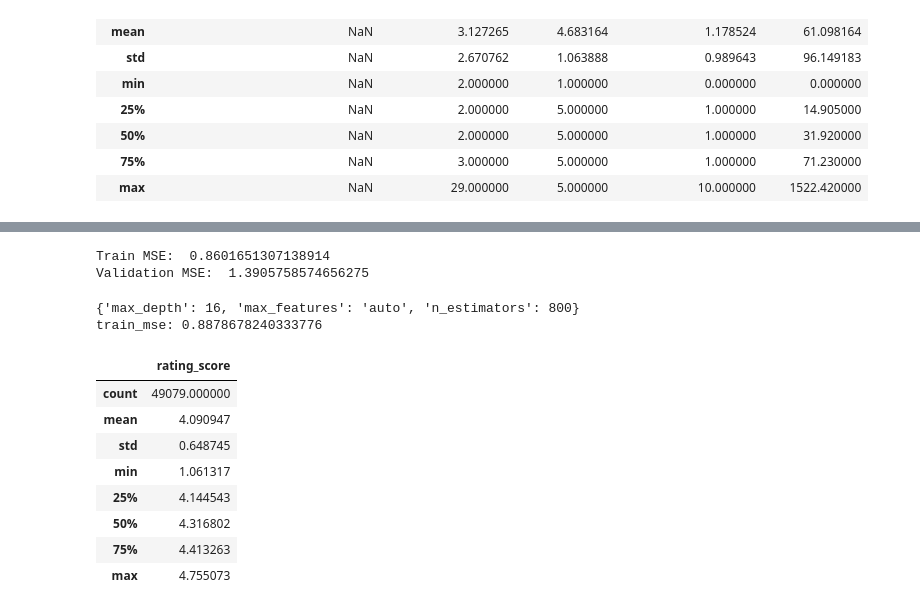
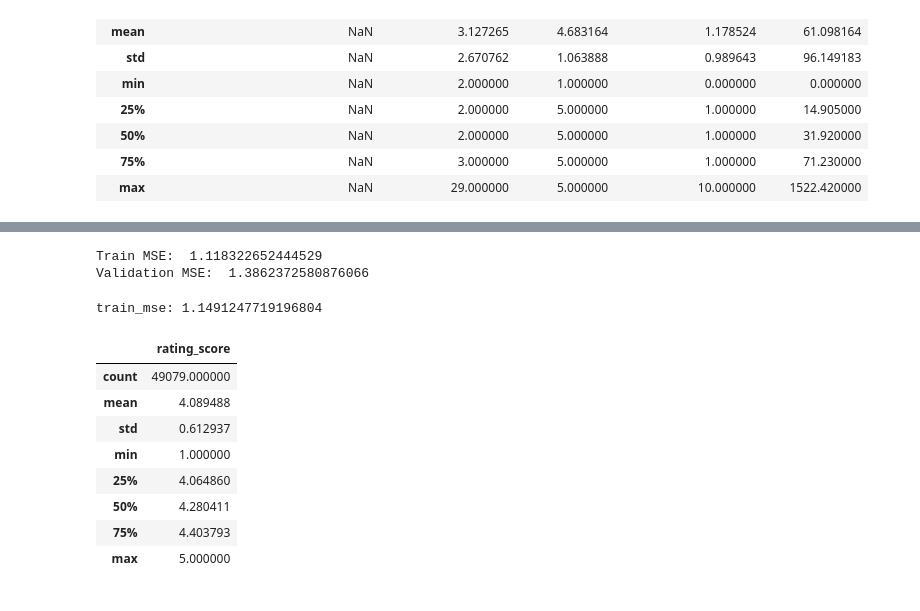
Before and after one commit to bersilin-robert1609/CS5691-PRML, a Jupyter notebook: DataContest/script/data_contest.ipynb, the cells around one changed output, grey strips where cells are left out. Drawn from its saved outputs; the diff is of its cells as text; code cells hidden in the pictures.

```diff
--- a/DataContest/script/data_contest.ipynb
+++ b/DataContest/script/data_contest.ipynb
@@ -291,3 +366,7 @@ columns = columns.drop(['booking_id'])
 for column in columns:
     mean = bookings_payment_df[column].mean()
     bookings_payment_df[column].fillna(mean, inplace=True)
+# %%
+bookings_payment_df.drop(['payment_sequential', 'booking_sequence_id'], axis=1, inplace=True)
+
+print(bookings_payment_df.dtypes)
@@ -328,12 +448 @@ print(Y_train.shape)
 (49868,)
-# %%
-# use grid search cv for Random Forest Regressor
-rf = RandomForestRegressor()
-param_grid = {
-    'n_estimators': [100, 200, 300, 400, 500, 600, 800],
-    'max_features': ['auto', 'sqrt', 'log2'],
-    'max_depth' : [5, 9, 12, 16, None]
-}
-CV_rfc = GridSearchCV(estimator=rf, param_grid=param_grid, cv= 5, n_jobs=5, verbose=5)
-CV_rfc.fit(X_train, Y_train)
-print(CV_rfc.best_params_)
@@ -342,0 +449,17 @@ Fitting 5 folds for each of 105 candidates, totalling 525 fits
+# %%
+# use gridsearch cv to find best parameters for HistGradientBoostingRegressor
+param_grid = {
+    'learning_rate': [0.05, 0.1, 0.2, 0.3],
+    'max_iter': [100, 200, 300, 400, 500],
+    'max_leaf_nodes': [2, 5, 10, 15, 31, 63, None],
+    'max_depth': [1, 3, 5, 7],
+    'l2_regularization': [0.0, 0.1, 0.2],
+    'early_stopping': [True, False],
+    'validation_fraction': [0.2],
+    'loss': ['squared_error']
+}
+
+grid = GridSearchCV(estimator=HistGradientBoostingRegressor(), param_grid=param_grid, cv=5, n_jobs=5, verbose=3)
+grid.fit(X_train, Y_train)
+
+print(grid.best_params_)
@@ -343,62 +469,64 @@ Fitting 5 folds for each of 105 candidates, totalling 525 fits
 # %%
-best_params = CV_rfc.best_params_
+best_params = grid.best_params_
 
 # split train to train and validation
 X_train_2, X_val, Y_train_2, Y_val = train_test_split(X_train, Y_train, test_size=0.2, random_state=42)
 
-# use best parameters to train Random Forest Regressor
-rf = RandomForestRegressor(n_estimators=best_params['n_estimators'], max_features=best_params['max_features'], max_depth=best_params['max_depth'])
-rf.fit(X_train_2, Y_train_2)
+# create model
+model = HistGradientBoostingRegressor(**best_params)
+# fit model
+model.fit(X_train_2, Y_train_2)
 
-train_mse = mean_squared_error(Y_train_2, rf.predict(X_train_2))
-val_mse = mean_squared_error(Y_val, rf.predict(X_val))
+train_mse = mean_squared_error(Y_train_2, model.predict(X_train_2))
+val_mse = mean_squared_error(Y_val, model.predict(X_val))
 
 print('Train MSE: ', train_mse)
 print('Validation MSE: ', val_mse)
 # %% [output]
-Train MSE:  0.8601651307138914
-Validation MSE:  1.3905758574656275
+Train MSE:  1.118322652444529
+Validation MSE:  1.3862372580876066
 # %%
-# use best params to build model
-best_params = CV_rfc.best_params_
-print(best_params)
-model = RandomForestRegressor(n_estimators=best_params['n_estimators'], max_features=best_params['max_features'], max_depth=best_params['max_depth'])
+# use best parameters to train model
+# use best params
+best_params = grid.best_params_
+# create model
+model = HistGradientBoostingRegressor(**best_params)
+# fit model
 model.fit(X_train, Y_train)
 
 train_mse = mean_squared_error(Y_train, model.predict(X_train))
 print("train_mse: {}".format(train_mse))
 
 test_booking_df = bookings_payment_df[bookings_payment_df['booking_id'].isin(test_data['booking_id'])]
 
 # create X_test
 test_booking_df = test_booking_df.sort_values(by=['booking_id'])
 X_test = test_booking_df.drop(['booking_id'], axis=1)
 
 Y_test_pred = model.predict(X_test)
 
 # prepare submission file
 submission = pd.DataFrame()
 submission['booking_id'] = test_booking_df['booking_id']
 submission['rating_score'] = Y_test_pred
 
 # change ratings below 0 to 0 and above 5 to 5
 submission['rating_score'] = submission['rating_score'].apply(lambda x: 1 if x < 1 else x)
 submission['rating_score'] = submission['rating_score'].apply(lambda x: 5 if x > 5 else x)
 
-submission.to_csv('RandomForestTest-best-3.csv', index=False)
+submission.to_csv('HistGrad-best-something-3.csv', index=False)
 submission.describe()
 # %% [output]
-{'max_depth': 16, 'max_features': 'auto', 'n_estimators': 800}
-train_mse: 0.8878678240333776
+train_mse: 1.1491247719196804
 |  | rating_score |
 | count | 49079.000000 |
-| mean | 4.090947 |
-| std | 0.648745 |
-| min | 1.061317 |
-| 25% | 4.144543 |
-| 50% | 4.316802 |
-| 75% | 4.413263 |
-| max | 4.755073 |
+| mean | 4.089488 |
+| std | 0.612937 |
+| min | 1.000000 |
+| 25% | 4.064860 |
+| 50% | 4.280411 |
+| 75% | 4.403793 |
+| max | 5.000000 |
 # %%
 # paramters for voting regressor
 learning_rate = [0.05, 0.1, 0.2, 0.3]
```
Also changed, not shown: parts of 24 cells of this notebook, 4 other files.
